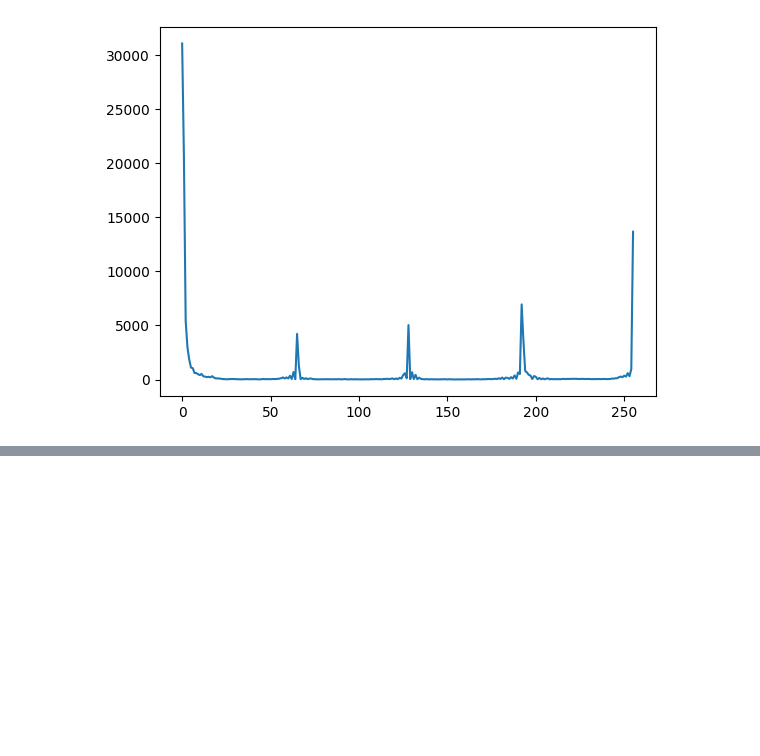
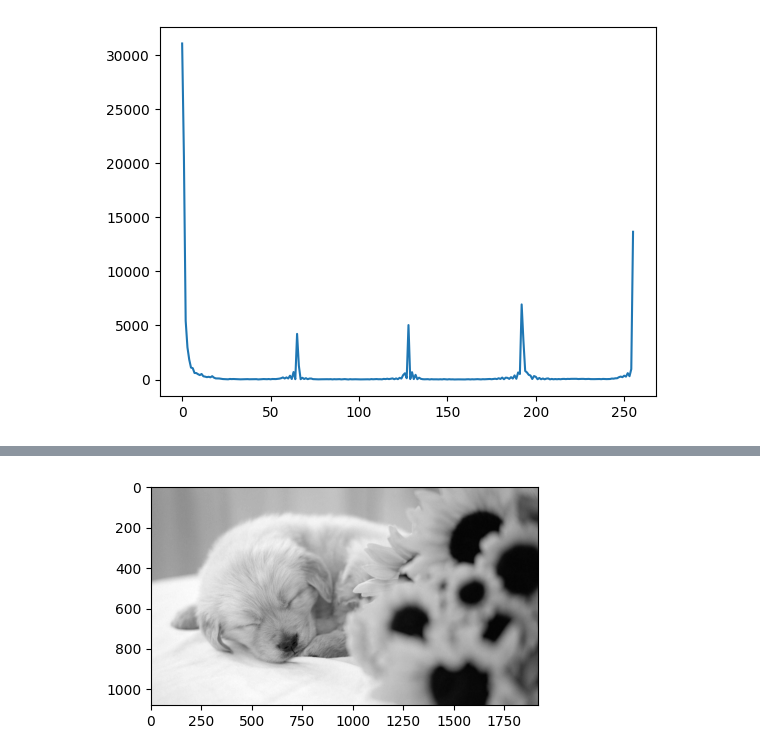
Before and after one commit to Yogesh17IITM/OpenCV-using-python, a Jupyter notebook: 12_Prog_Histograms.ipynb, the cells around one changed output, grey strips where cells are left out. Drawn from its saved outputs; the diff is of its cells as text; code cells hidden in the pictures; blank space fills up the shorter version.

```diff
--- a/12_Prog_Histograms.ipynb
+++ b/12_Prog_Histograms.ipynb
@@ -97,0 +111,9 @@ plt.plot(hist_NO_mask_values_blue)
+# %%
+def Display_Img(img, cmap=None):
+    fig = plt.figure(figsize=(5,5))
+    ax = fig.add_subplot(111)
+    ax.imshow(img, cmap)
+
+Display_Img(puppy_grey, cmap='gray')
+# %% [output]
+[figure, added]
```
Also changed, not shown: parts of 7 cells of this notebook.
